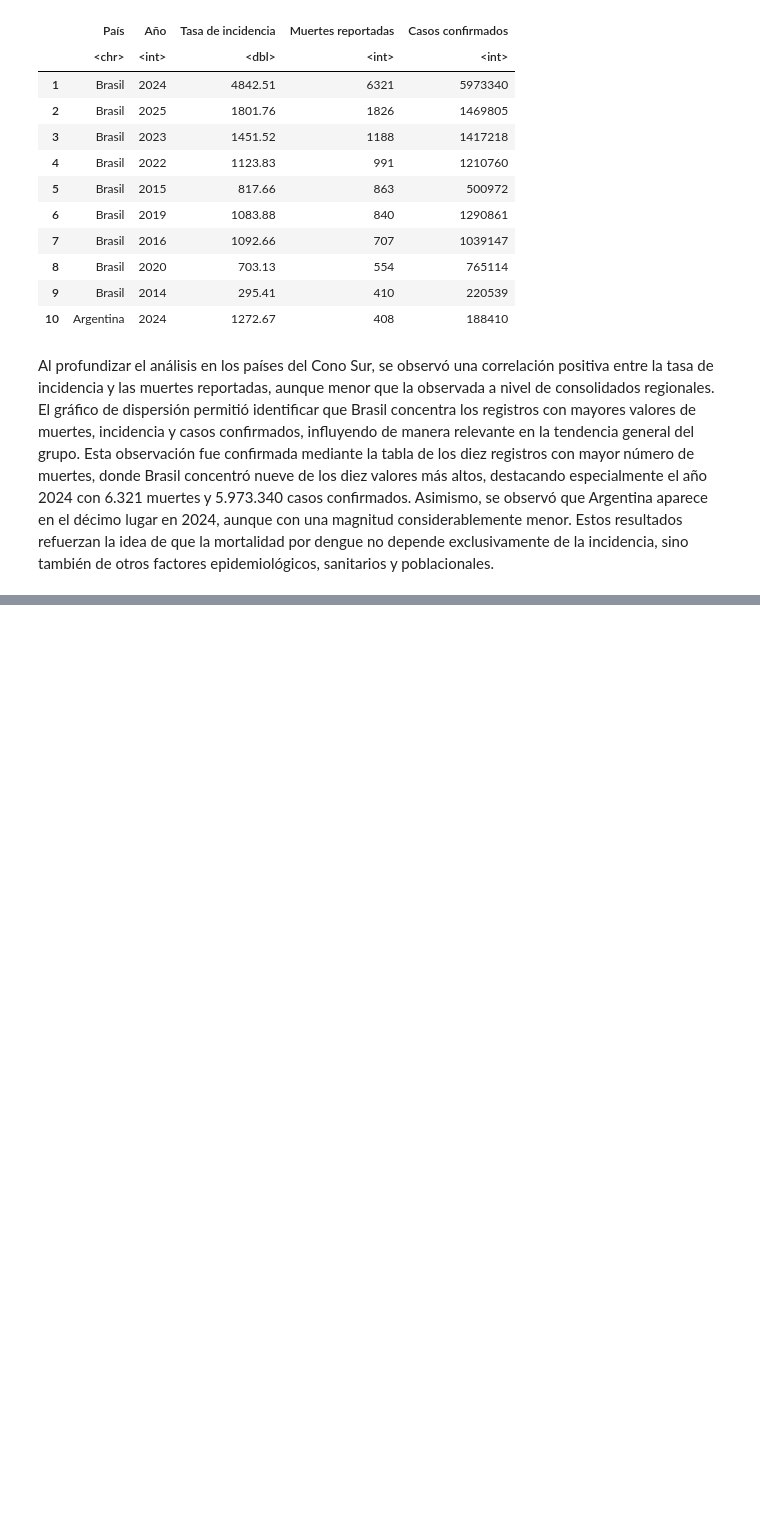
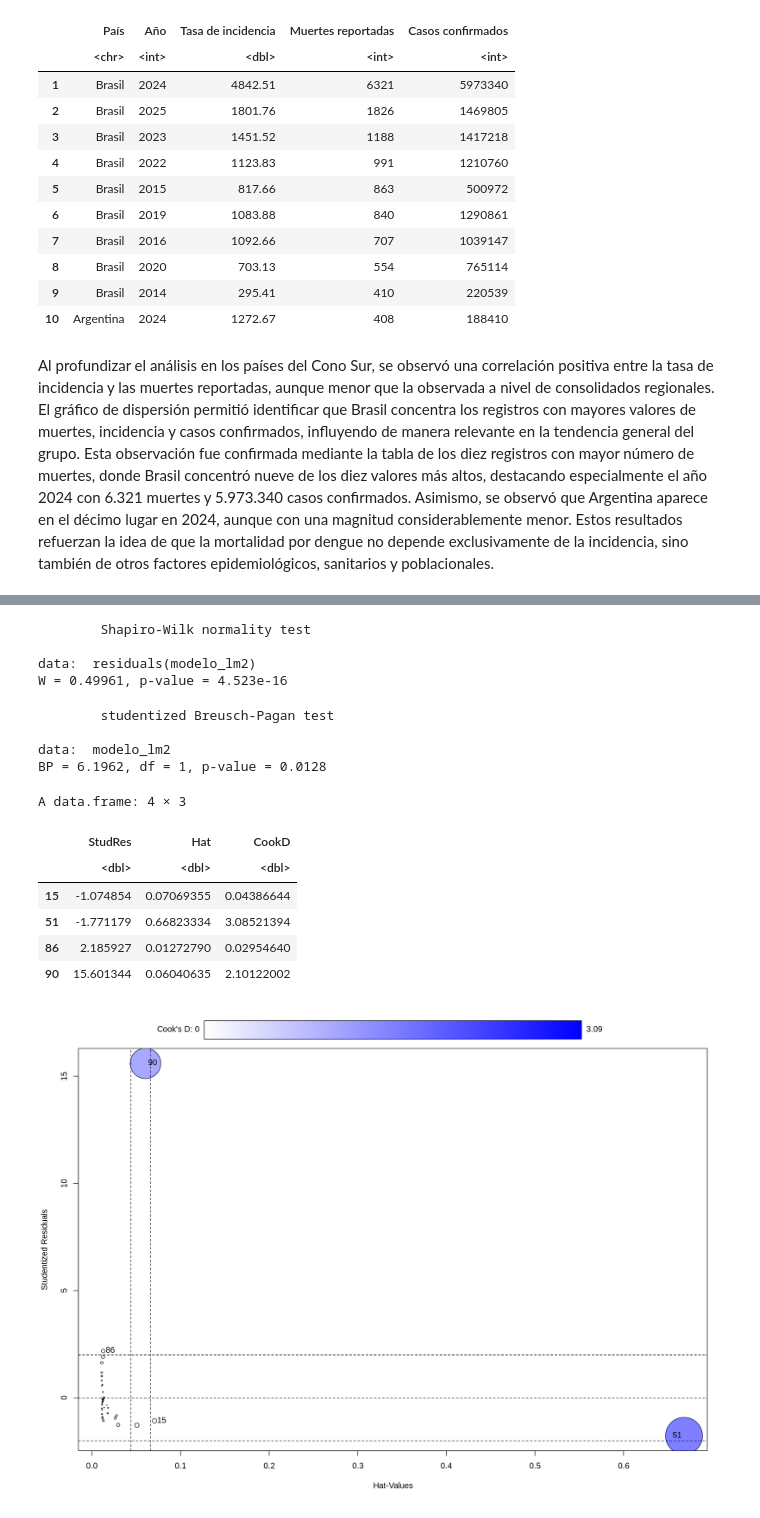
Before and after one commit to Merenguimona/act2_Adatos, a Jupyter notebook: NOTEBOOKS/EDA_DENGUE_AM.ipynb, the cells around one changed output, grey strips where cells are left out. Saved outputs shown, nothing was run; the diff lists cells and outputs as text; code cells hidden in the pictures; blank space fills up the shorter version.

```diff
--- a/NOTEBOOKS/EDA_DENGUE_AM.ipynb
+++ b/NOTEBOOKS/EDA_DENGUE_AM.ipynb
@@ -841,0 +1047,30 @@ Al profundizar el análisis en los países del Cono Sur, se observó una correla
+# %%
+# Normalidad de residuos
+shapiro.test(residuals(modelo_lm2))
+# %% [output]
+        Shapiro-Wilk normality test
+
+data:  residuals(modelo_lm2)
+W = 0.49961, p-value = 4.523e-16
+# %%
+# Heterocedasticidad
+library(lmtest)
+bptest(modelo_lm2)
+# %% [output]
+        studentized Breusch-Pagan test
+
+data:  modelo_lm2
+BP = 6.1962, df = 1, p-value = 0.0128
+# %%
+# Observaciones influyentes
+library(car)
+influencePlot(modelo_lm2)
+# %% [output]
+A data.frame: 4 × 3
+|  | StudRes | Hat | CookD |
+|  | <dbl> | <dbl> | <dbl> |
+| 15 | -1.074854 | 0.07069355 | 0.04386644 |
+| 51 | -1.771179 | 0.66823334 | 3.08521394 |
+| 86 | 2.185927 | 0.01272790 | 0.02954640 |
+| 90 | 15.601344 | 0.06040635 | 2.10122002 |
+[figure, added]
```
Also changed, not shown: parts of 24 cells of this notebook.
